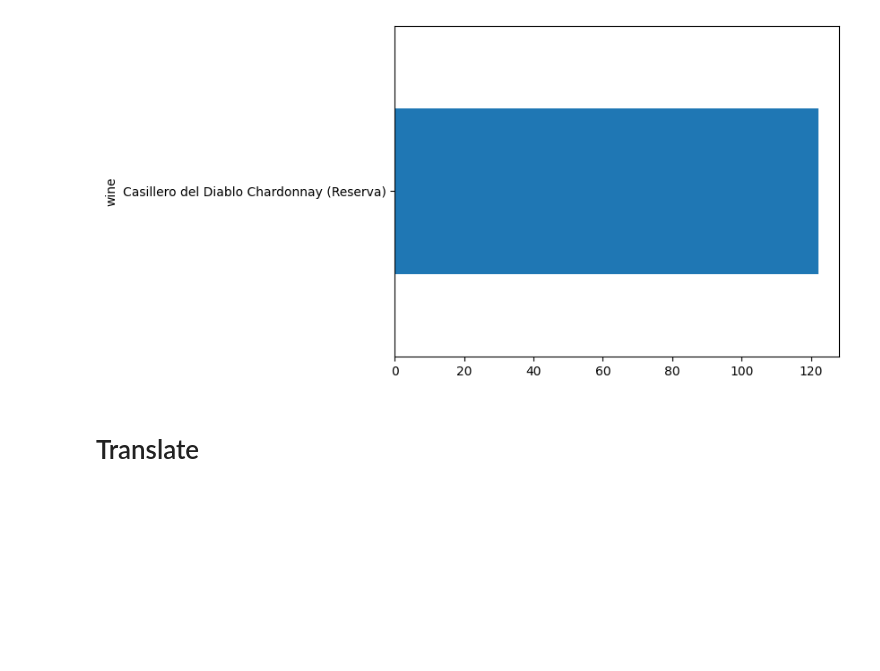
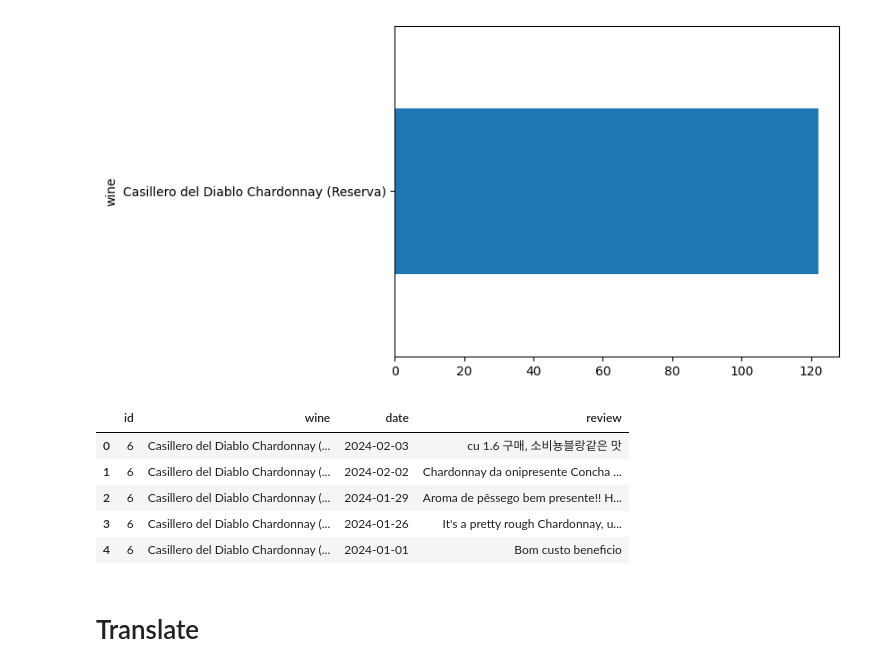
Before and after one commit to lbk209/topic_modeling, a Jupyter notebook: vivino_community_reviews.ipynb, the cells around one changed output. Drawn from its saved outputs; the diff is of its cells as text; code cells hidden in the pictures; blank space fills up the shorter version.

```diff
--- a/vivino_community_reviews.ipynb
+++ b/vivino_community_reviews.ipynb
@@ -143,6 +138,15 @@ date_range = pd.date_range(start=d[0], end=d[1]).to_period("M").unique()
 # %% [output]
 <Axes: ylabel='wine'>
 [figure]
+# %%
+df_reviews.head()
+# %% [output]
+|  | id | wine | date | review |
+| 0 | 6 | Casillero del Diablo Chardonnay (... | 2024-02-03 | cu 1.6 구매, 소비뇽블랑같은 맛 |
+| 1 | 6 | Casillero del Diablo Chardonnay (... | 2024-02-02 | Chardonnay da onipresente Concha ... |
+| 2 | 6 | Casillero del Diablo Chardonnay (... | 2024-01-29 | Aroma de pêssego bem presente!! H... |
+| 3 | 6 | Casillero del Diablo Chardonnay (... | 2024-01-26 | It's a pretty rough Chardonnay, u... |
+| 4 | 6 | Casillero del Diablo Chardonnay (... | 2024-01-01 | Bom custo beneficio |
 # %% [markdown]
 # Translate
 # %%
```
Also changed, not shown: parts of 13 cells of this notebook, 1 other file.
